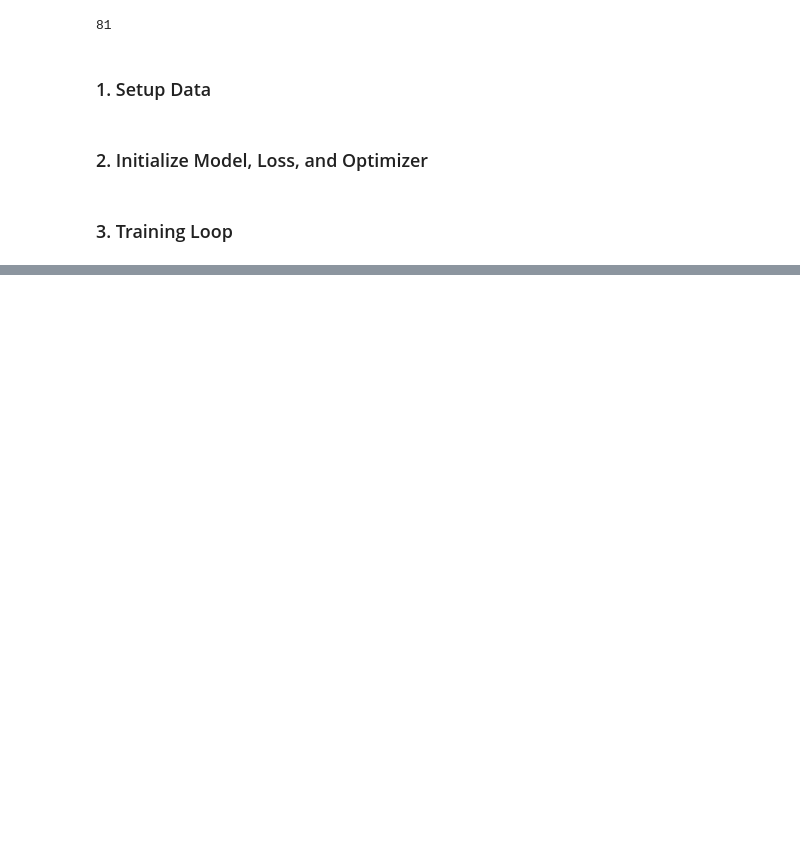
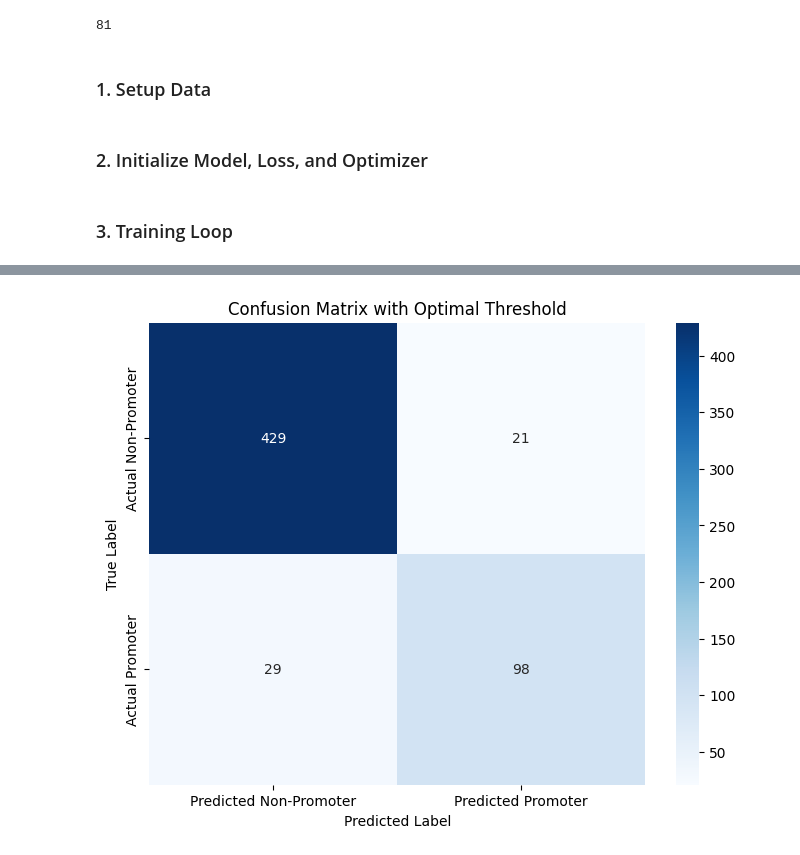
Before and after one commit to nmach22/Promoter-Classification, a Jupyter notebook: notebooks/train_lstm.ipynb, the cells around one changed output, grey strips where cells are left out. Cells and saved outputs as stored; diff of their text form; code cells hidden in the pictures; blank space fills up the shorter version.

```diff
--- a/notebooks/train_lstm.ipynb
+++ b/notebooks/train_lstm.ipynb
@@ -94,0 +147,10 @@ train.train(100, True)
+# %%
+
+# Assuming optimal_threshold is already defined or will be defined next
+# For now, let's plot with a default 0.5 or the previously calculated optimal_threshold if it exists
+plot_confusion_matrix(all_labels, all_predictions, threshold=optimal_threshold, title='Confusion Matrix with Optimal Threshold',
+                      save_dir=save_dir,
+                      file_name='ecoli_confusion_matrix'
+                      )
+# %% [output]
+[figure, added]
```
Also changed, not shown: parts of 14 cells of this notebook.
